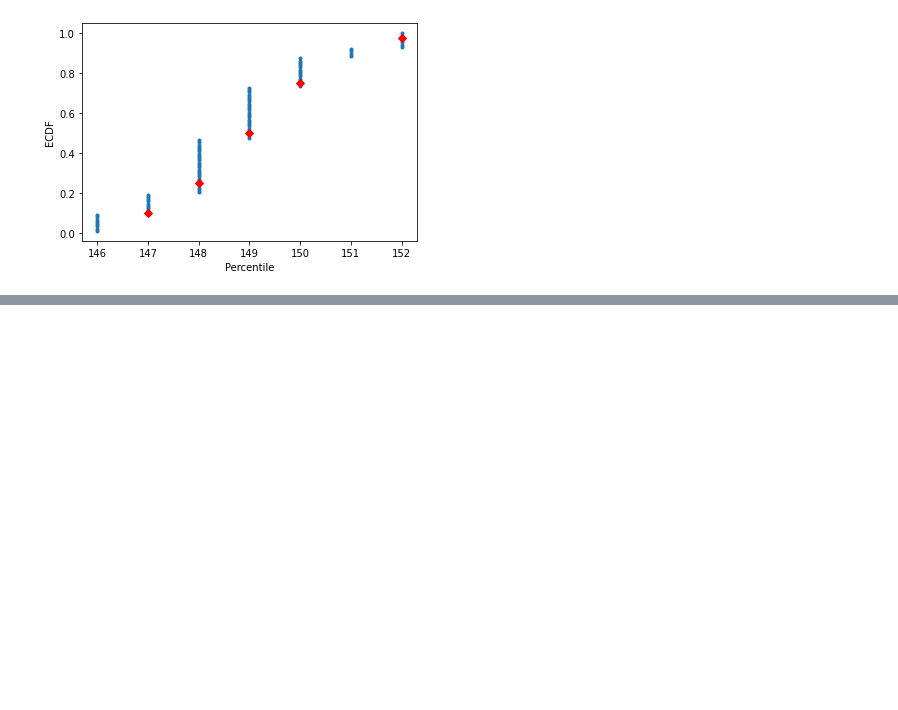
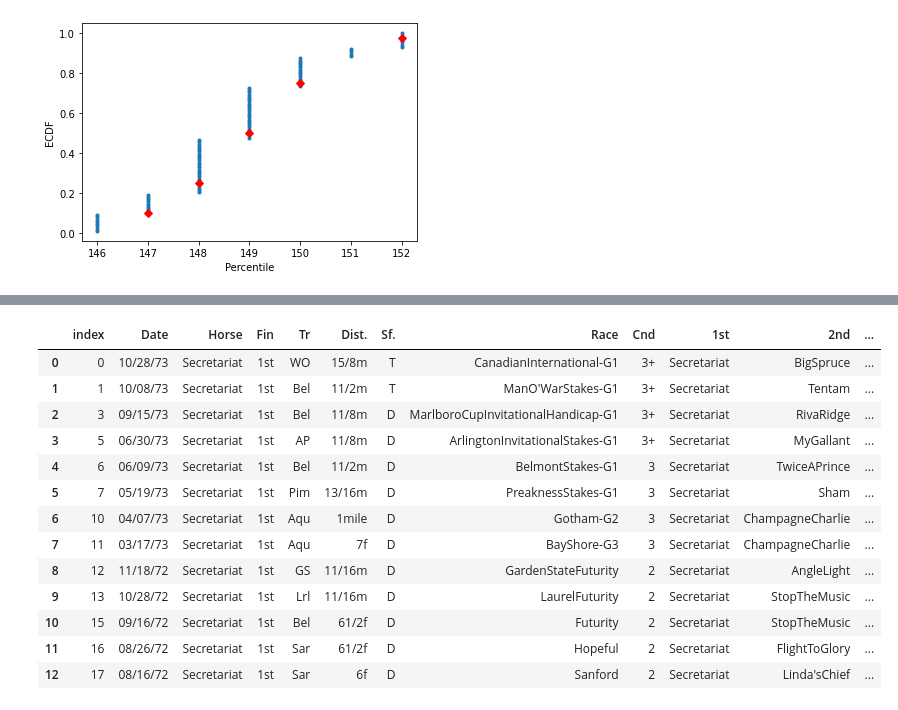
Before and after one commit to SurMux/ds, a Jupyter notebook: secretariat.ipynb, the cells around one changed output, grey strips where cells are left out. Drawn from its saved outputs; the diff is of its cells as text; code cells hidden in the pictures; blank space fills up the shorter version.

```diff
--- a/secretariat.ipynb
+++ b/secretariat.ipynb
@@ -324,0 +352,25 @@ plt.show()
+# %%
+# Aufgabe: Mean zwischen gewonnenen Rennen
+# Alle gewonnenen Rennen von Secretariat
+secretariat_first = secretariat[secretariat['Fin'] == '1st']
+
+# Sortieren und Indexierung zurück setzen
+secretariat_first.sort_values(by='Date', ascending=True)
+secretariat_first = secretariat_first.reset_index()
+
+secretariat_first
+# %% [output]
+|  | index | Date | Horse | Fin | Tr | Dist. | Sf. | Race | Cnd | 1st | 2nd | ... |
+| 0 | 0 | 10/28/73 | Secretariat | 1st | WO | 15/8m | T | CanadianInternational-G1 | 3+ | Secretariat | BigSpruce | ... |
+| 1 | 1 | 10/08/73 | Secretariat | 1st | Bel | 11/2m | T | ManO'WarStakes-G1 | 3+ | Secretariat | Tentam | ... |
+| 2 | 3 | 09/15/73 | Secretariat | 1st | Bel | 11/8m | D | MarlboroCupInvitationalHandicap-G1 | 3+ | Secretariat | RivaRidge | ... |
+| 3 | 5 | 06/30/73 | Secretariat | 1st | AP | 11/8m | D | ArlingtonInvitationalStakes-G1 | 3+ | Secretariat | MyGallant | ... |
+| 4 | 6 | 06/09/73 | Secretariat | 1st | Bel | 11/2m | D | BelmontStakes-G1 | 3 | Secretariat | TwiceAPrince | ... |
+| 5 | 7 | 05/19/73 | Secretariat | 1st | Pim | 13/16m | D | PreaknessStakes-G1 | 3 | Secretariat | Sham | ... |
+| 6 | 10 | 04/07/73 | Secretariat | 1st | Aqu | 1mile | D | Gotham-G2 | 3 | Secretariat | ChampagneCharlie | ... |
+| 7 | 11 | 03/17/73 | Secretariat | 1st | Aqu | 7f | D | BayShore-G3 | 3 | Secretariat | ChampagneCharlie | ... |
+| 8 | 12 | 11/18/72 | Secretariat | 1st | GS | 11/16m | D | GardenStateFuturity | 2 | Secretariat | AngleLight | ... |
+| 9 | 13 | 10/28/72 | Secretariat | 1st | Lrl | 11/16m | D | LaurelFuturity | 2 | Secretariat | StopTheMusic | ... |
+| 10 | 15 | 09/16/72 | Secretariat | 1st | Bel | 61/2f | D | Futurity | 2 | Secretariat | StopTheMusic | ... |
+| 11 | 16 | 08/26/72 | Secretariat | 1st | Sar | 61/2f | D | Hopeful | 2 | Secretariat | FlightToGlory | ... |
+| 12 | 17 | 08/16/72 | Secretariat | 1st | Sar | 6f | D | Sanford | 2 | Secretariat | Linda'sChief | ... |
```
Also changed, not shown: parts of 7 cells of this notebook.
